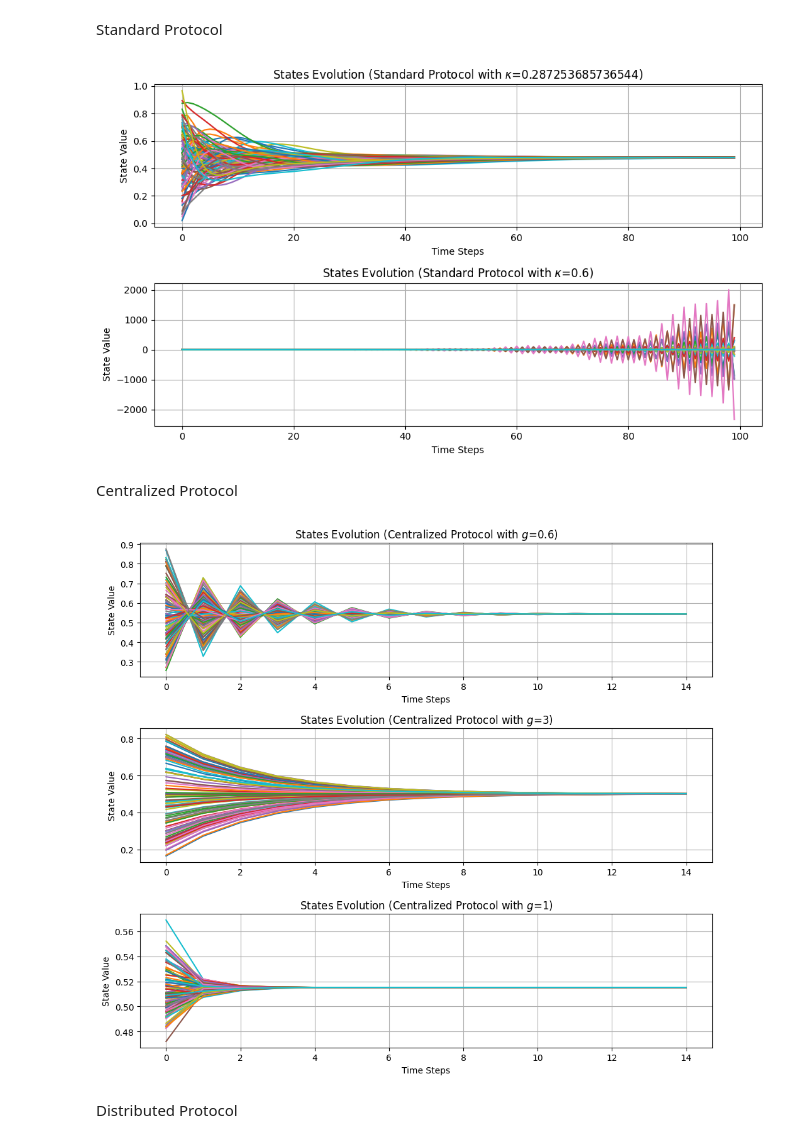
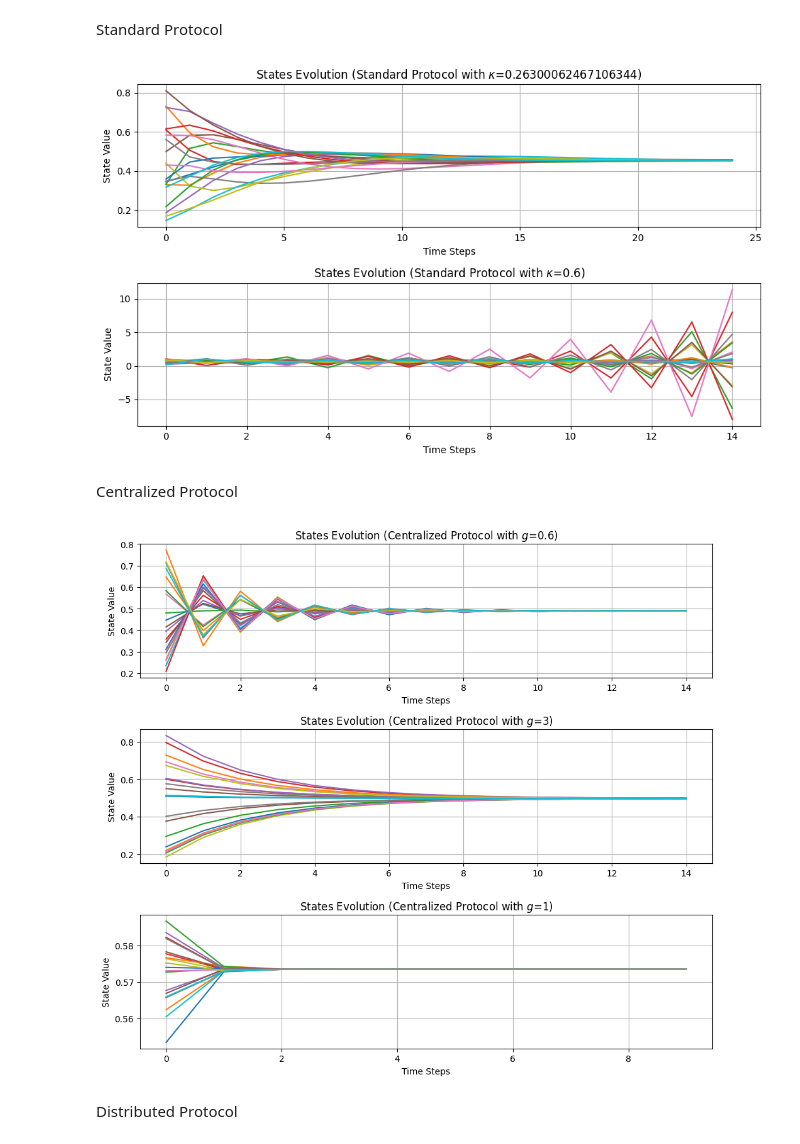
Before and after one commit to StefanoF00/CAMS_distributed_consensus_protocol, a Jupyter notebook: Implementation/main.ipynb, the cells around one changed output. Saved outputs shown, nothing was run; the diff lists cells and outputs as text; code cells hidden in the pictures.

```diff
--- a/Implementation/main.ipynb
+++ b/Implementation/main.ipynb
@@ -132,10 +132,9 @@ def plot_eigenvalues(eigenvalues):
 # %% [markdown]
 # Graph matrices generation
 # %%
-N = 100 # Number of agents
-np.random.seed(1)
-#np.random.seed(1896877)
-A = create_strongly_connected_directed_graph(N, extra_edges=50) # Adj matrix
+N = 20 # Number of agents
+np.random.seed(1896877) # My university code used as random seed
+A = create_strongly_connected_directed_graph(N, extra_edges=20) # Adj matrix
 D = np.diag(np.sum(A, axis=1))  # Degree matrix
 L = D - A # Laplatian Matrix
 sigma_L = np.linalg.eigvals(L)
@@ -160,42 +159,42 @@ Standard Protocol
 # Calculate lambda_max (maximum eigenvalue of L)
 
 kappa_standard_1 =  (1 / lambda_max)
-kappa_standard_2 = 0.6#0.2+(1 / lambda_max)
+kappa_standard_2 = 0.6
 g_standard = 1  # Parameter g for standard protocol (1 such that it is ininfluent)
-T=100
+T=25
 # Simulate using the standard protocol
 x_final_standard_1, x_trajectory_standard_1 = simulate_network(
     N,\
     T,\
     'standard',\
     L,\
     A,\
     kappa_standard_1,\
     g_standard
 )
 x_final_standard_2, x_trajectory_standard_2 = simulate_network(
     N,\
     T,\
     'standard',\
     L,\
     A,\
     kappa_standard_2,\
     g_standard
 )
 # Plot the convergence for the centralized protocol
 #plot_convergence(x_trajectory_standard, 'Standard')
 trajectories = [
     x_trajectory_standard_1,\
     x_trajectory_standard_2
 ]
 params = [kappa_standard_1,kappa_standard_2]
 plot_comparison(trajectories, 'Standard', '$\kappa$',params)
 
 # Print final states
 #print("Final states (Standard):", x_final_standard_1)
 #print("Final states (Standard):", x_final_standard_2)
 # %% [output]
-[figure, old version]
+[figure, new version]
 # %% [markdown]
 Centralized Protocol
 # %%
@@ -204,10 +203,11 @@ kappa_centralized =  20 # can be big as we want
 g_1 = 0.6  # Parameter g for centralized protocol (1 such that it is ininfluent)
 g_2 = 3
 g_3 = 1
+T = 15
 # Simulate using the centralized protocol
 x_final_centralized_1, x_trajectory_centralized_1 = simulate_network(
     N,\
-    15,\
+    T,\
     'centralized',\
     L,\
     A,\
@@ -216,7 +216,7 @@ x_final_centralized_1, x_trajectory_centralized_1 = simulate_network(
 )
 x_final_centralized_2, x_trajectory_centralized_2 = simulate_network(
     N,\
-    15,\
+    T,\
     'centralized',\
     L,\
     A,\
@@ -225,7 +225,7 @@ x_final_centralized_2, x_trajectory_centralized_2 = simulate_network(
 )
 x_final_centralized_3, x_trajectory_centralized_3 = simulate_network(
     N,\
-    15,\
+    T-5,\
     'centralized',\
     L,\
     A,\
@@ -247,7 +247,7 @@ plot_comparison(trajectories, 'Centralized', '$g$',params)
 #print("Final states (Centralized):", x_final_centralized_2)
 #print("Final states (Centralized):", x_final_centralized_3)
 # %% [output]
-[figure, old version]
+[figure, new version]
 # %% [markdown]
 Distributed Protocol
 # %%
```
Also changed, not shown: parts of 2 cells of this notebook, 7 other files.
